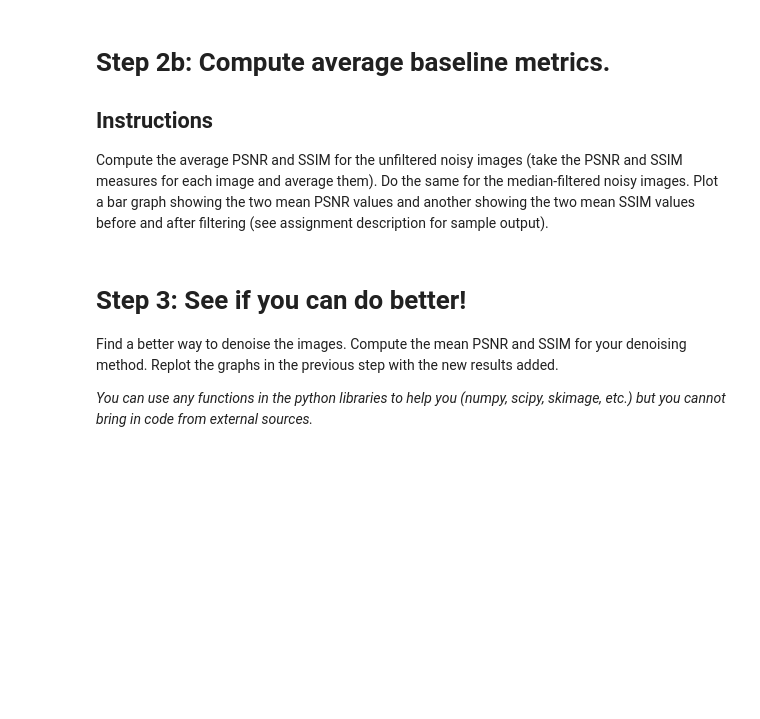
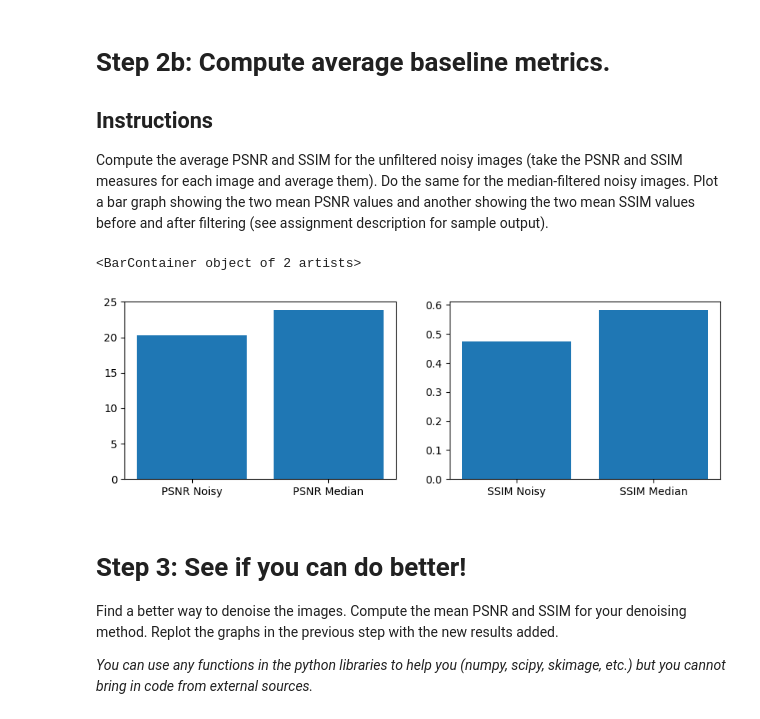
Before and after one commit to woodymorrice/cmpt819_a1, a Jupyter notebook: asn1-q2.ipynb, the cells around one changed output. Cells and saved outputs as stored; diff of their text form; code cells hidden in the pictures; blank space fills up the shorter version.

```diff
--- a/asn1-q2.ipynb
+++ b/asn1-q2.ipynb
@@ -13,9 +13,3 @@ In this question we will:
 - Write a function that implements the vector median filter.  Details on the vector median filter can be found in Topic 4 of the lecture notes and implementation suggestions can be found in Section 2 of the asignment PDF.
 - The parameters to your function should be the input image `I`, and the `radius` of the square neighbourhood, e.g. radius 1 = 3x3 filter, radius 2 = 5x5 filter, etc.
 - Your function should accept images of dtype `uint8` or `float64` (other types may be rejected if you wish).    It is easiest if you work with the image as data type `float64`.   If the input image is of type `uint8`, it is suggested that you convert it to dtype `float64`, construct the output image also as type `float64` and then convert it back to `uint8` before returning it.  In any case, the output image returned should be the same dtype as the input image.
-# %%
-def vector_median(I, radius):
-
-    # Fill in the function here.
-
-    return
@@ -65,3 +126,26 @@ import numpy as np
+# %%
+# some modules you might need.
+
+import matplotlib.pyplot as plt
+import numpy as np
+
+psnr = [np.mean(psnr_before), np.mean(psnr_after)]
+ssim = [np.mean(ssim_before), np.mean(ssim_after)]
+
+
+plt.subplots(1, 2, figsize=(10, 3))
+
+plt.subplot(1, 2, 1)
+x_labels = ["PSNR Noisy", "PSNR Median"]
+plt.bar(x_labels, psnr)
+
+
+plt.subplot(1, 2, 2)
+x_labels = ["SSIM Noisy", "SSIM Median"]
+plt.bar(x_labels, ssim)
+# %% [output]
+<BarContainer object of 2 artists>
+[figure, added]
 # %% [markdown]
 # Step 3:  See if you can do better!
 
```
Also changed, not shown: parts of 7 cells of this notebook, 1 other file.
